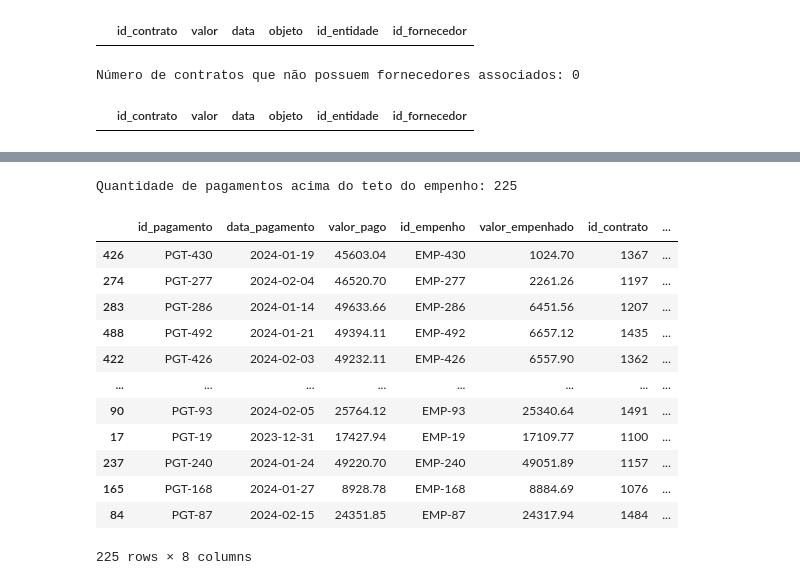
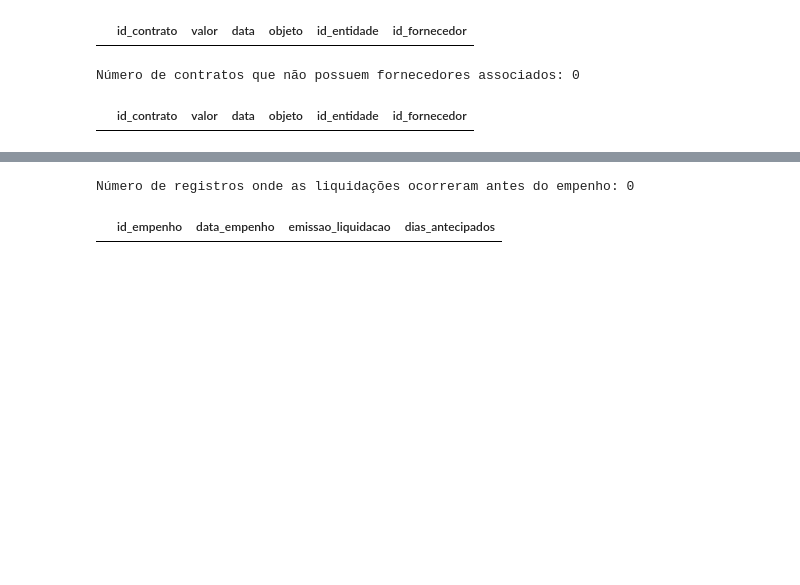
Before and after one commit to dinhocss/mprj-analise-dados, a Jupyter notebook: Conexão com o banco de dados/conexao-banco-de-dados.ipynb, the cells around one changed output, grey strips where cells are left out. Saved outputs shown, nothing was run; the diff lists cells and outputs as text; code cells hidden in the pictures; blank space fills up the shorter version.

```diff
--- a/Conexão com o banco de dados/conexao-banco-de-dados.ipynb
+++ b/Conexão com o banco de dados/conexao-banco-de-dados.ipynb
@@ -195,46 +221,21 @@ Empenhos que estouraram o valor do contrato: 150
 # %%
 '''
-Questão 7: Há algum valor pago que é maior que o empenho?
+Questão 7: Existem liquidações feitas antes de algum empenho?
 '''
 
-query = """
+query_liq7 = """
 SELECT
-    p.id_pagamento,
-    p.datapagamentoempenho AS data_pagamento,
-    p.valor AS valor_pago,
-
     e.id_empenho,
-    e.valor AS valor_empenhado,
-
-    c.id_contrato,
-    c.valor AS valor_teto_contrato
-
-FROM pagamento p
-INNER JOIN empenho e ON p.id_empenho = e.id_empenho
-INNER JOIN contrato c ON e.id_contrato = c.id_contrato
+    e.data_empenho,
+    l.data_emissao as emissao_liquidacao,
+    (e.data_empenho - l.data_emissao) as dias_antecipados
+FROM empenho e INNER JOIN liquidacao_nota_fiscal l ON l.id_empenho = e.id_empenho
+WHERE l.data_emissao < e.data_empenho
 """
 
-
-
-df_raio_x = pd.read_sql(query, engine)
-pagamentos_estourados = df_raio_x [df_raio_x['valor_pago'] > df_raio_x['valor_empenhado']]
-
-pagamentos_estourados['diferenca'] = pagamentos_estourados['valor_pago'] - pagamentos_estourados['valor_empenhado']
-
-print(f"Quantidade de pagamentos acima do teto do empenho: {len(pagamentos_estourados)}")
-display(pagamentos_estourados.sort_values('diferenca', ascending=False))
+resultliq7 = pd.read_sql(query_liq7, engine)
+print(f"Número de registros onde as liquidações ocorreram antes do empenho: {len(resultliq7)}")
+display(resultliq7.sort_values('dias_antecipados', ascending=False))
 # %% [output]
-Quantidade de pagamentos acima do teto do empenho: 225
+Número de registros onde as liquidações ocorreram antes do empenho: 0
-|  | id_pagamento | data_pagamento | valor_pago | id_empenho | valor_empenhado | id_contrato | ... |
-| 426 | PGT-430 | 2024-01-19 | 45603.04 | EMP-430 | 1024.70 | 1367 | ... |
-| 274 | PGT-277 | 2024-02-04 | 46520.70 | EMP-277 | 2261.26 | 1197 | ... |
-| 283 | PGT-286 | 2024-01-14 | 49633.66 | EMP-286 | 6451.56 | 1207 | ... |
-| 488 | PGT-492 | 2024-01-21 | 49394.11 | EMP-492 | 6657.12 | 1435 | ... |
-| 422 | PGT-426 | 2024-02-03 | 49232.11 | EMP-426 | 6557.90 | 1362 | ... |
-| ... | ... | ... | ... | ... | ... | ... | ... |
-| 90 | PGT-93 | 2024-02-05 | 25764.12 | EMP-93 | 25340.64 | 1491 | ... |
-| 17 | PGT-19 | 2023-12-31 | 17427.94 | EMP-19 | 17109.77 | 1100 | ... |
-| 237 | PGT-240 | 2024-01-24 | 49220.70 | EMP-240 | 49051.89 | 1157 | ... |
-| 165 | PGT-168 | 2024-01-27 | 8928.78 | EMP-168 | 8884.69 | 1076 | ... |
-| 84 | PGT-87 | 2024-02-15 | 24351.85 | EMP-87 | 24317.94 | 1484 | ... |
+|  | id_empenho | data_empenho | emissao_liquidacao | dias_antecipados |
-225 rows × 8 columns
```
Also changed, not shown: parts of 3 cells of this notebook, 4 other files.
